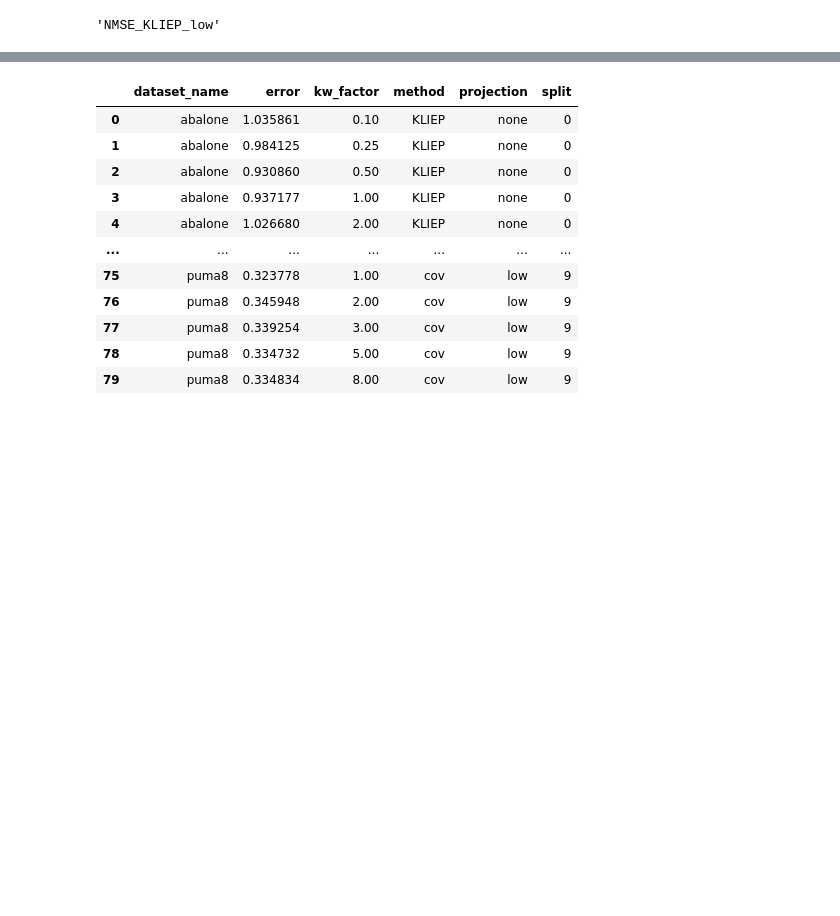
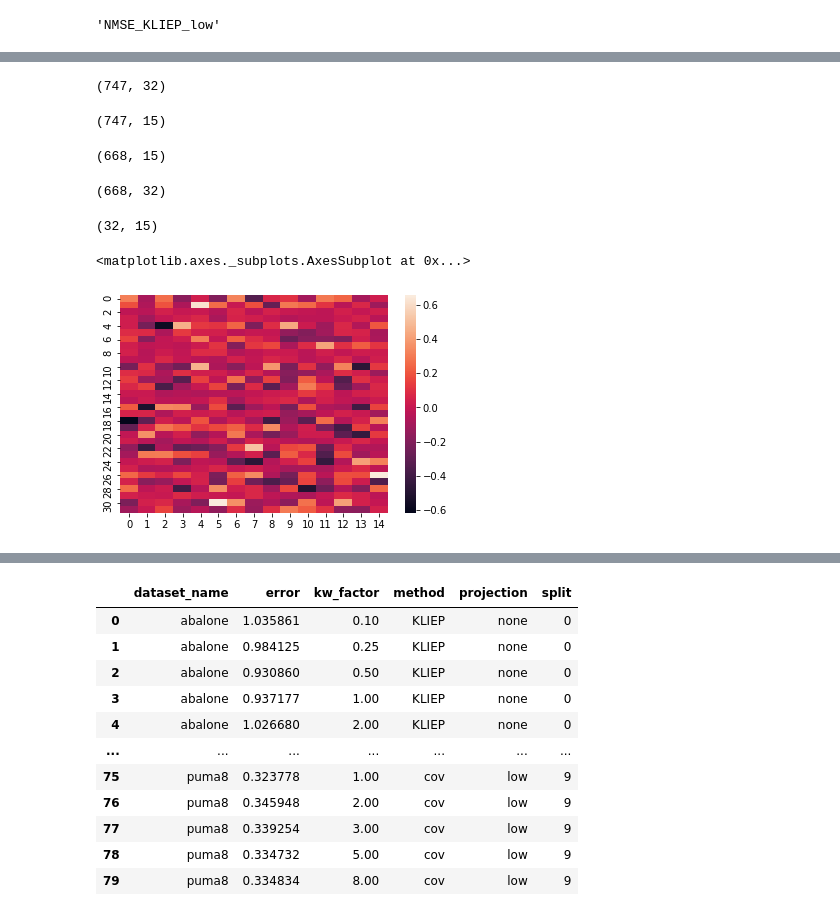
Before and after one commit to ltiao/gp-dre, a Jupyter notebook: scratch/LIACCRegressionBaselineResults.ipynb, the cells around one changed output, grey strips where cells are left out. Drawn from its saved outputs; the diff is of its cells as text; code cells hidden in the pictures; blank space fills up the shorter version.

```diff
--- a/scratch/LIACCRegressionBaselineResults.ipynb
+++ b/scratch/LIACCRegressionBaselineResults.ipynb
@@ -55,3 +55,5 @@ mat = loadmat(get_data_path(dataset_name))
 # %%
 dataset_names = ["abalone", "ailerons", "bank32", "bank8", "cali", "cpuact",
                  "elevators", "puma8"]
+# %%
+mat = loadmat(get_data_path("bank32"))
@@ -57,0 +84,25 @@ dataset_names = ["abalone", "ailerons", "bank32", "bank8", "cali", "cpuact",
+# %%
+mat["curr_X_zscored"].shape
+# %% [output]
+(747, 32)
+# %%
+mat["curr_X_low"].shape
+# %% [output]
+(747, 15)
+# %%
+mat["curr_Xtest_low"].shape
+# %% [output]
+(668, 15)
+# %%
+mat["curr_Xtest"].shape
+# %% [output]
+(668, 32)
+# %%
+mat["W"].shape
+# %% [output]
+(32, 15)
+# %%
+sns.heatmap(mat["W"])
+# %% [output]
+<matplotlib.axes._subplots.AxesSubplot at 0x...>
+[figure, added]
```
Also changed, not shown: parts of 11 cells of this notebook, 21 other files.
